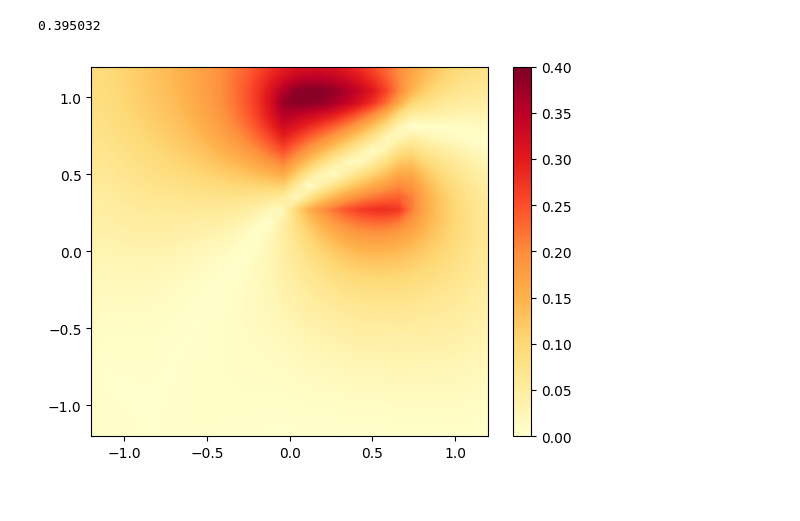
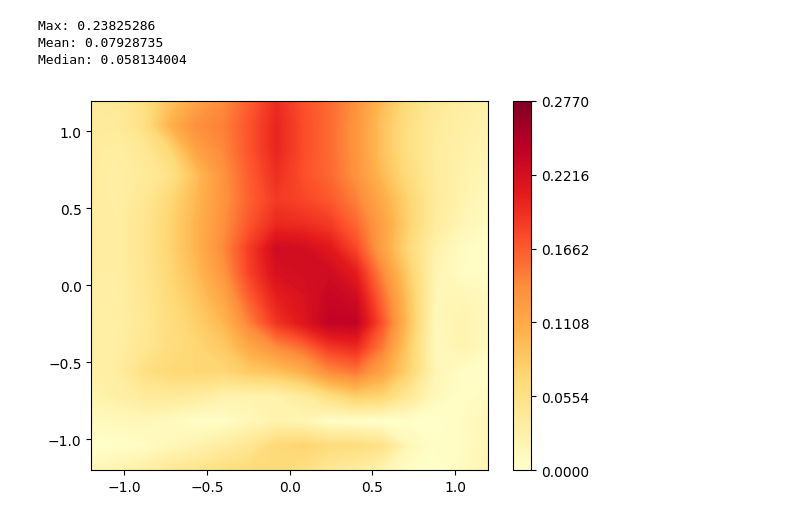
Before and after one commit to cmt-dtu-energy/hypermagnetics, a Jupyter notebook: nbs/fno_Fig6.ipynb, the cells around one changed output. Drawn from its saved outputs; the diff is of its cells as text; code cells hidden in the pictures.

```diff
--- a/nbs/fno_Fig6.ipynb
+++ b/nbs/fno_Fig6.ipynb
@@ -147,5 +147,5 @@ plt.colorbar(contour)
 # %%
-modelpath = Path("/home/spol/repos/hypermagnetics/models/fno")
+modelpath = Path.cwd() / ".." / "models" / "fno"
 modelname = "fno_large_m_128_1M"
 model = FNO.from_checkpoint(save_folder=modelpath, save_name=modelname)
 
@@ -165,5 +165,4 @@ print(out.shape)
 # %%
-idx = 4
 grids = np.meshgrid(
             np.linspace(-lim, lim, res_out),
             np.linspace(-lim, lim, res_out),
@@ -174,18 +173,20 @@ x_grid_out = np.array(grid_out[:, 0].reshape((res_out, res_out)))
 y_grid_out = np.array(grid_out[:, 1].reshape((res_out, res_out)))
 
 if file_ext == "single":
-    vmax = 2.5 / 10
+    vmax = 2.5
 elif file_ext == "qt":
-    vmax = 4.5 / 10
+    vmax = 4.5
 elif file_ext == "eval_single":
-    vmax = 3.5 / 10
+    vmax = np.max(np.abs(t_msp[idx]))
 else:
-    vmax = 10 / 10
+    vmax = 10
 cbar_ticks = np.linspace(-vmax, vmax, 9)
 
 norm = mcolors.Normalize(vmin=-vmax, vmax=vmax)
 levels = np.linspace(-vmax, vmax, 250)  # evenly spaced, symmetric levels
-contour = plt.contourf(x_grid_out, y_grid_out, out[idx] / 10, levels=levels, cmap='viridis', norm=norm)
+contour = plt.contourf(x_grid_out, y_grid_out, out[idx], levels=levels, cmap='viridis', norm=norm)
 cbar = plt.colorbar(contour)
 cbar.set_ticks(cbar_ticks)
+plt.savefig(figpath / f"{figname}_out_{res}_plot_{idx}.png", dpi=300)
+plt.savefig(figpath / f"{figname}_out_{res}_plot_{idx}.svg", format='svg')
 # %% [output]
@@ -204,19 +206,19 @@ cbar.set_ticks(cbar_ticks)
 # %%
-# Error FNO
-# pot_strength_gt = np.max(np.abs(t_msp[idx,0]))
-# pot_strength_out = np.max(np.abs(out[idx,0]))
-# print(pot_strength_gt, pot_strength_out)
-# err_fno = (np.abs(np.array(out)[idx,0]  - t_msp[idx]) / np.abs(t_msp[idx])) * 100
-err_fno = (np.abs(np.array(out)[idx,0]  - t_msp[idx])) / 10
-print(err_fno.max())
-vmax_rel = 0.4
+# Relative Error FNO
+abs_err_fno = np.abs(np.array(out)[idx,0]  - t_msp[idx]) / v_max
+print("Max:", np.max(abs_err_fno))
+print("Mean:", np.mean(abs_err_fno))
+print("Median:", np.median(abs_err_fno))
+vmax_rel = v_max * 0.0075
 vmin_rel = 0
 
 levels_rel = np.linspace(vmin_rel, vmax_rel, 250)
-# norm = mcolors.LogNorm(vmin=vmin_rel, vmax=vmax_rel)
-contour_rel = plt.contourf(x_grid_out, y_grid_out, np.clip(err_fno, vmin_rel, vmax_rel), cmap="YlOrRd", levels=levels_rel)
+contour_rel = plt.contourf(x_grid_out, y_grid_out, abs_err_fno, cmap="YlOrRd", levels=levels_rel)
 cbar = plt.colorbar(contour_rel)
-cbar.set_ticks(np.array([0, 0.05, 0.1, 0.15, 0.2, 0.25, 0.3, 0.35, 0.4]))
+cbar.set_ticks(np.linspace(vmin_rel, vmax_rel, 6))
+plt.savefig(figpath / f"{figname}_abs_err_{res}_plot_{idx}.png", dpi=300)
 # %% [output]
-0.395032
+Max: 0.23825286
+Mean: 0.07928735
+Median: 0.058134004
-[figure, old version]
+[figure, new version]
```
Also changed, not shown: parts of 12 cells of this notebook, 5 other files.
